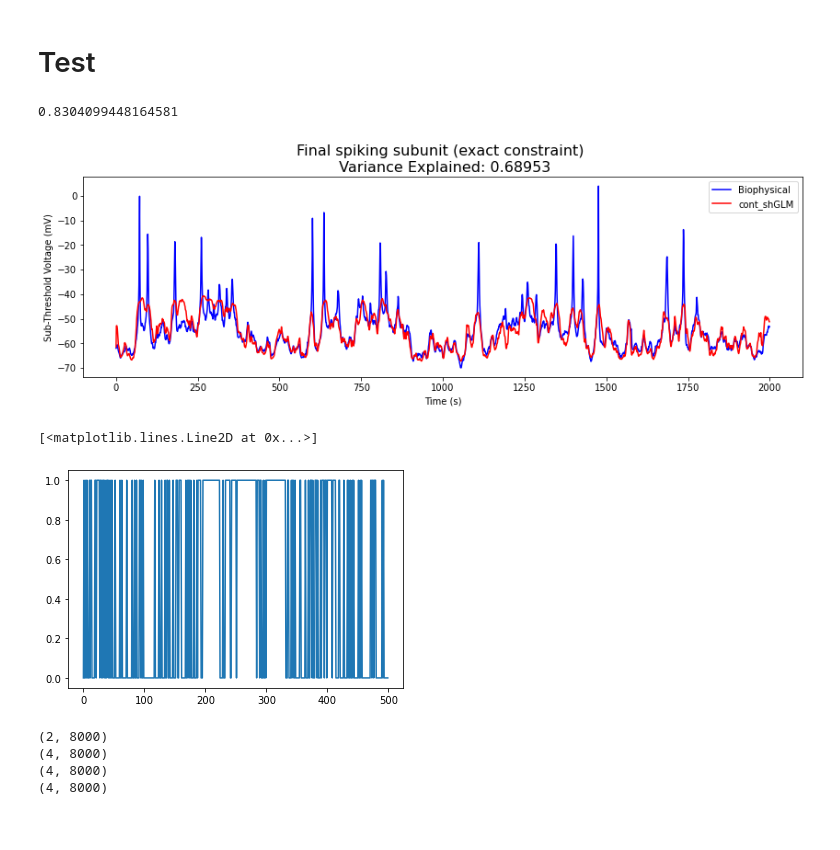
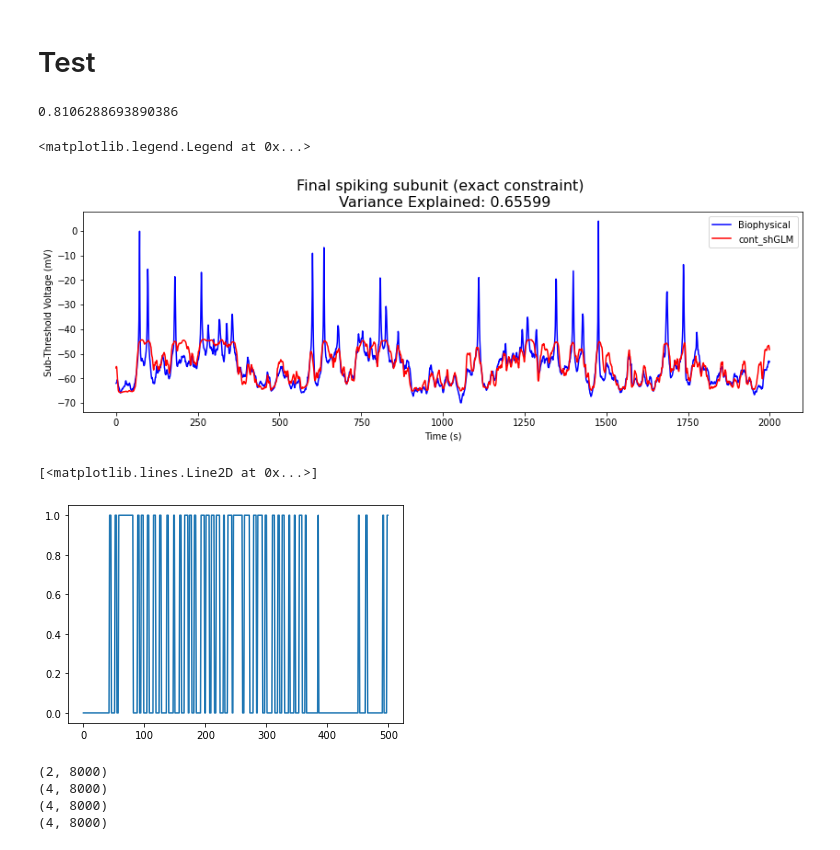
Before and after one commit to yjkimnada/cambridge, a Jupyter notebook: shGLM/gumbel_V2_shGLM_fit-Copy1.ipynb, the cells around one changed output. Saved outputs shown, nothing was run; the diff lists cells and outputs as text; code cells hidden in the pictures.

```diff
--- a/shGLM/gumbel_V2_shGLM_fit-Copy1.ipynb
+++ b/shGLM/gumbel_V2_shGLM_fit-Copy1.ipynb
@@ -174,7 +209,7 @@ TEST 50 66.32927341260596 0.013750991340423901 0.010982875463330433
 model = step_shGLM(C_den.cuda(), C_syn_e.cuda(), C_syn_i.cuda(), T_syn, syn_basis_no,
                 T_hist, hist_basis_no, prop_basis_no)
 
-model.load_state_dict(torch.load("/media/hdd01/sklee/cont_shglm/burst_L23_stepSv2_sub5_s2_h2_shglm_i9900.pt"))
+model.load_state_dict(torch.load("/media/hdd01/sklee/cont_shglm/burst_L23_stepS_finalspike_noconstraint_i4900.pt"))
 model = model.float().to("cuda")
 
 V_ref = np.load("/media/hdd01/sklee/cont_shglm/L23_inputs/vdata_NMDA_ApN0.5_13_Adend_r0_o2_i2_g_b5.npy").flatten()[:48000]
@@ -201,33 +236,34 @@ spikes = spikes.cpu().detach().numpy()
 # %%
 plt.figure(figsize = (14,4))
 plt.plot(test_V_ref[:2000], label="Biophysical", c="blue")
-plt.plot(test_V_final[:2000]-21, label="cont_shGLM", c="red")
+plt.plot(test_V_final[:2000]-30, label="cont_shGLM", c="red")
 print(np.corrcoef(test_V_ref, test_V_final)[0][1])
 
 
 test_score = metrics.explained_variance_score(y_true=test_V_ref[:],
                                                       y_pred=test_V_final[:],
                                                       multioutput='uniform_average')
 
 plt.title("Final spiking subunit (exact constraint) \n Variance Explained: " + str(round(test_score, 5)), fontsize = 16)
 #plt.xticks(np.arange(0,8001,1000),[0,1,2,3,4,5,6,7,8])
 #plt.xticks(np.arange(0,4001,1000),[0,1,2,3,4])
 plt.xlabel("Time (s)")
 plt.ylabel("Sub-Threshold Voltage (mV)")
 plt.legend()
 #plt.show()
 
 
-plt.savefig("/media/hdd01/sklee/cont_shglm/final_spike_absconstraint.png", dpi=150, bbox_inches='tight')#
+#plt.savefig("/media/hdd01/sklee/cont_shglm/final_spike_absconstraint.png", dpi=150, bbox_inches='tight')#
 # %% [output]
-0.8304099448164581
+0.8106288693890386
+<matplotlib.legend.Legend at 0x...>
-[figure, old version]
+[figure, new version]
 # %%
 plt.plot(spikes[:500,1])
 #print(spikes)
 # %% [output]
 [<matplotlib.lines.Line2D at 0x...>]
-[figure, old version]
+[figure, new version]
 # %%
 output_save = np.vstack((test_V_ref.reshape((1,-1)), test_V_final.reshape((1,-1))))
 print(output_save.shape)
```
Also changed, not shown: parts of 3 cells of this notebook, 4 other files.
